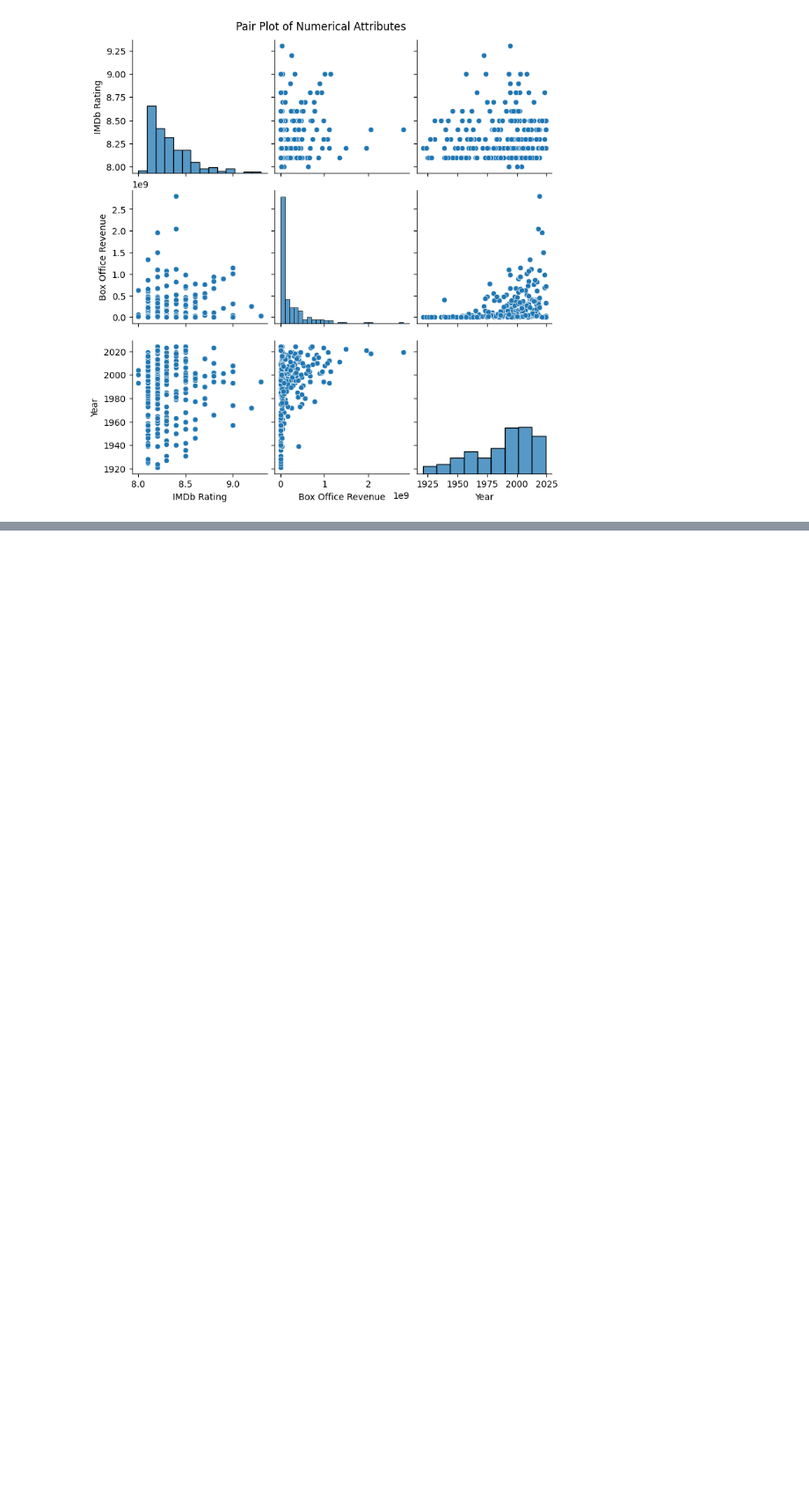
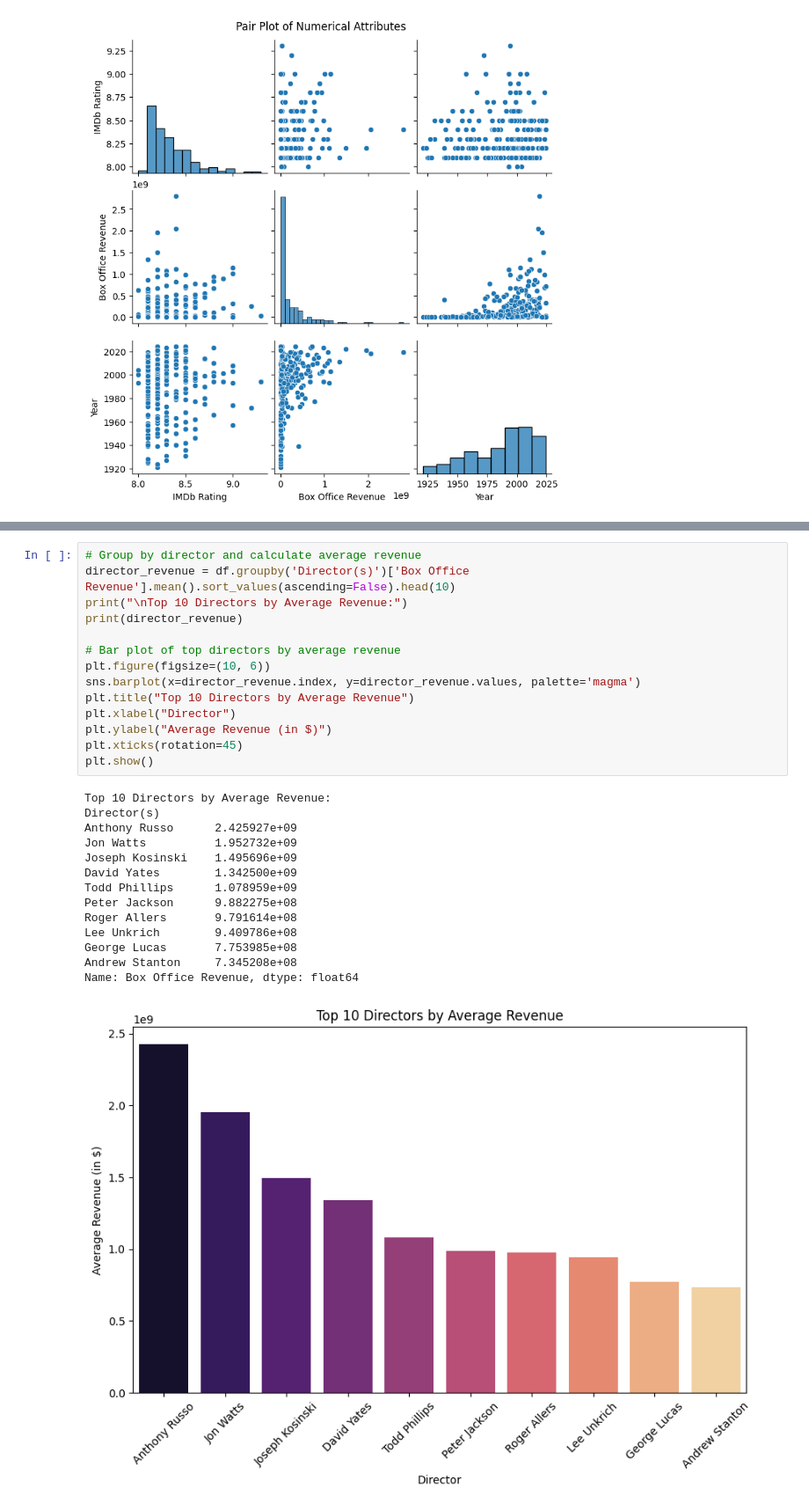
Before and after one commit to lfernando123/EDA-For-IMDbFilms, a Jupyter notebook: notebooks/eda.ipynb, the cells around one changed output, grey strips where cells are left out. Shown at 88% size. Drawn from its saved outputs; the diff is of its cells as text; blank space fills up the shorter version.

```diff
--- a/notebooks/eda.ipynb
+++ b/notebooks/eda.ipynb
@@ -391,0 +415,29 @@ plt.show()
+# %%
+# Group by director and calculate average revenue
+director_revenue = df.groupby('Director(s)')['Box Office Revenue'].mean().sort_values(ascending=False).head(10)
+print("\nTop 10 Directors by Average Revenue:")
+print(director_revenue)
+
+# Bar plot of top directors by average revenue
+plt.figure(figsize=(10, 6))
+sns.barplot(x=director_revenue.index, y=director_revenue.values, palette='magma')
+plt.title("Top 10 Directors by Average Revenue")
+plt.xlabel("Director")
+plt.ylabel("Average Revenue (in $)")
+plt.xticks(rotation=45)
+plt.show()
+# %% [output]
+Top 10 Directors by Average Revenue:
+Director(s)
+Anthony Russo      2.425927e+09
+Jon Watts          1.952732e+09
+Joseph Kosinski    1.495696e+09
+David Yates        1.342500e+09
+Todd Phillips      1.078959e+09
+Peter Jackson      9.882275e+08
+Roger Allers       9.791614e+08
+Lee Unkrich        9.409786e+08
+George Lucas       7.753985e+08
+Andrew Stanton     7.345208e+08
+Name: Box Office Revenue, dtype: float64
+[figure, added]
```
Also changed, not shown: parts of 5 cells of this notebook.
